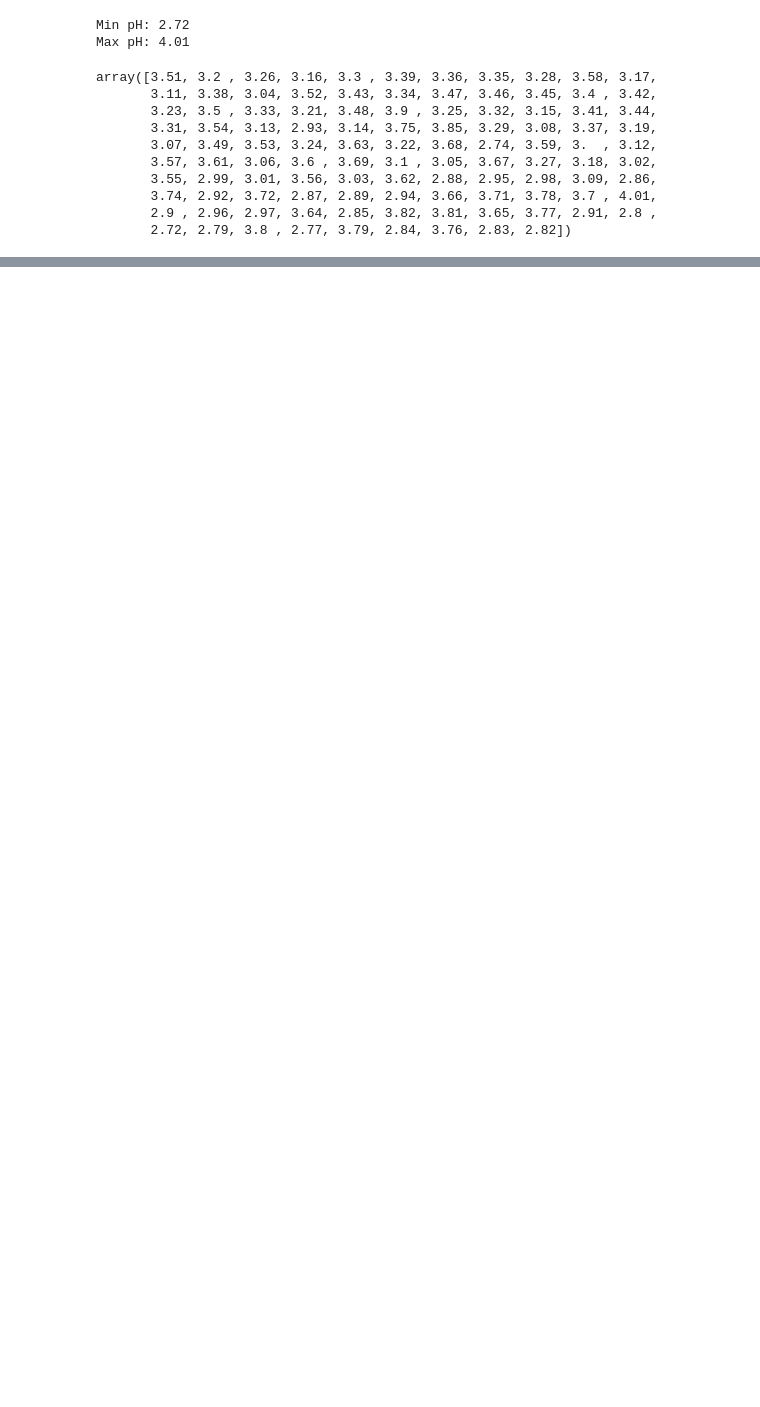
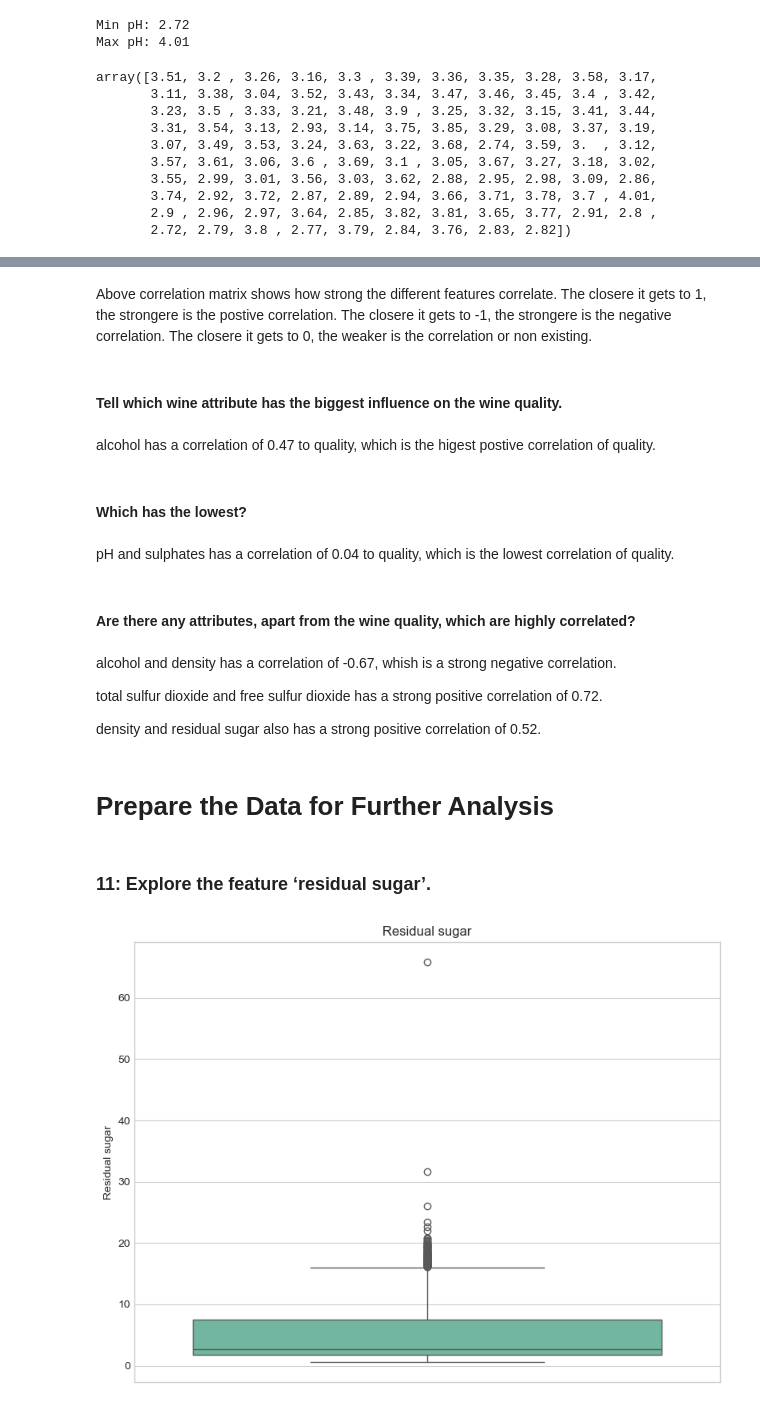
Before and after one commit to AlberteVallentin/Dat-BI-Gruppe7, a Jupyter notebook: MP2/Data_Exploration_Visualization/Wine_Quality_MP2.ipynb, the cells around one changed output, grey strips where cells are left out. Drawn from its saved outputs; the diff is of its cells as text; code cells hidden in the pictures; blank space fills up the shorter version.

```diff
--- a/MP2/Data_Exploration_Visualization/Wine_Quality_MP2.ipynb
+++ b/MP2/Data_Exploration_Visualization/Wine_Quality_MP2.ipynb
@@ -1230,14 +1217,6 @@ array([3.51, 3.2 , 3.26, 3.16, 3.3 , 3.39, 3.36, 3.35, 3.28, 3.58, 3.17,
        2.9 , 2.96, 2.97, 3.64, 2.85, 3.82, 3.81, 3.65, 3.77, 2.91, 2.8 ,
        2.72, 2.79, 3.8 , 2.77, 3.79, 2.84, 3.76, 2.83, 2.82])
 # %%
-# Divide pH values into 5 quantile-based bins (equal number of values in each group)
-df_combined['pH_bin_qcut'] = pd.qcut(
-    df_combined['pH'],
-    q=5,
-    labels=['Very Low', 'Low', 'Medium', 'High', 'Very High']
-)
-
-
 # Define 5 equal-width intervals based on min and max pH
 bins = [2.72, 2.98, 3.24, 3.50, 3.76, 4.01]
 labels = ['Very Low', 'Low', 'Medium', 'High', 'Very High']
@@ -1251,6 +1230,5 @@ df_combined['pH_bin_cut'] = pd.cut(
 )
 
 # Check distribution in each bin
-print(df_combined['pH_bin_qcut'].value_counts())
 print(df_combined['pH_bin_cut'].value_counts())
 # %% [output]
@@ -1270,0 +1248,16 @@ Name: count, dtype: int64
+# %%
+# Define 10 equal-width intervals based on min and max pH
+bins = [2.72, 2.849, 2.978, 3.107, 3.236, 3.365, 3.494, 3.623, 3.752, 3.881, 4.01]
+labels = ['Extremely Low', 'Very Low', 'Low', 'Moderately Low', 'Slightly Low', 'Slightly High', 'Moderately High', 'High', 'Very High', 'Extremely High']
+
+
+# Divide pH values into these fixed-width bins
+df_combined['pH_bin_cut'] = pd.cut(
+    df_combined['pH'],
+    bins=bins,
+    labels=labels,
+    include_lowest=True
+)
+
+# Check distribution in each bin
+print(df_combined['pH_bin_cut'].value_counts())
@@ -1270,0 +1297,35 @@ Name: count, dtype: int64
+# %% [markdown]
+Above correlation matrix shows how strong the different features correlate.
+The closere it gets to 1, the strongere is the postive correlation.
+The closere it gets to -1, the strongere is the negative correlation.
+The closere it gets to 0, the weaker is the correlation or non existing.
+# %% [markdown]
+#### Tell which wine attribute has the biggest influence on the wine quality.
+# %% [markdown]
+alcohol has a correlation of 0.47 to quality, which is the higest postive correlation of quality.
+# %% [markdown]
+#### Which has the lowest?
+# %% [markdown]
+pH and sulphates has a correlation of 0.04 to quality, which is the lowest correlation of quality.
+# %% [markdown]
+#### Are there any attributes, apart from the wine quality, which are highly correlated?
+# %% [markdown]
+alcohol and density has a correlation of -0.67, whish is a strong negative correlation.
+
+total sulfur dioxide and free sulfur dioxide has a strong positive correlation of 0.72.
+
+density and residual sugar also has a strong positive correlation of 0.52.
+# %% [markdown]
+# Prepare the Data for Further Analysis
+# %% [markdown]
+### 11: Explore the feature ‘residual sugar’.
+# %%
+# Create the boxplot
+plt.figure(figsize=(8, 6))
+sns.boxplot(y='residual sugar', data=df_combined)
+plt.title('Residual sugar')
+plt.ylabel('Residual sugar')
+plt.tight_layout()
+plt.show()
+# %% [output]
+[figure, added]
```
Also changed, not shown: parts of 15 cells of this notebook.
